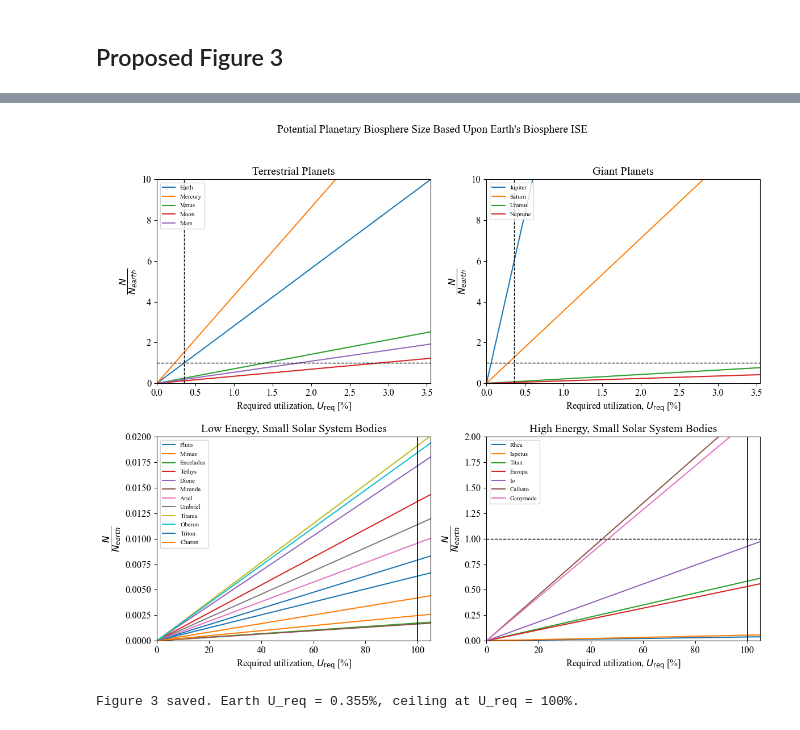
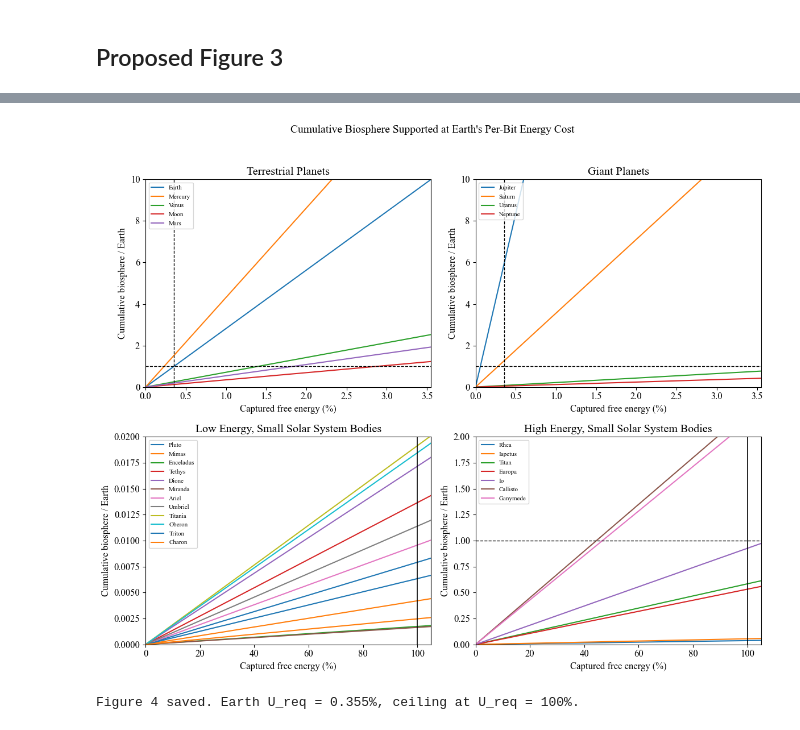
Before and after one commit to bradleylab/energy-biosphere, a Jupyter notebook: biosphere_size_model.ipynb, the cells around one changed output, grey strips where cells are left out. Saved outputs shown, nothing was run; the diff lists cells and outputs as text; code cells hidden in the pictures.

```diff
--- a/biosphere_size_model.ipynb
+++ b/biosphere_size_model.ipynb
@@ -94,18 +94,20 @@ PHANEROZOIC_DURATION_GYR = PHANEROZOIC_START_GYA                # 0.4
 BITS_PER_MB = 2e6
 GYR_TO_YR = 1e9
 SEC_PER_YR = k_gyr_to_s / GYR_TO_YR
+REFERENCE_INTERVAL_YR = 1.0  # ISE bookkeeping, not physical persistence
+ARCHEAN_TURNOVER_YR = 1.0  # Independent flux-to-stock assumption
 LOOKBACK_OFFSET_GYR = 4.55
 TIME_STEPS = 1000
 
 # --- Empirical information-specific energy (DERIVED; 2 bits per base pair) ---
 # ISE = (whole-biosphere metabolic power / total biosphere information)
-#       x information lifetime (tau_info = 1 yr, folded in via SEC_PER_YR).
+#       x reference interval (one year; independent of Archean turnover).
 # Total biosphere information uses the Shannon maximum of 2 bits per base pair
 # (4 equiprobable bases, log2(4) = 2): N = modern_biosphere_Mb x BITS_PER_MB.
 # Derived here (not read from constants.json) so the per-bit cost stays
 # consistent with the bit convention used in the cumulative integral.
 _N_biosphere_bits = modern_biosphere_Mb * BITS_PER_MB                       # bits
-modern_biosphere_energy = (modern_biosphere_power_W / _N_biosphere_bits) * SEC_PER_YR  # J/bit
+modern_biosphere_energy = (modern_biosphere_power_W / _N_biosphere_bits) * SEC_PER_YR * REFERENCE_INTERVAL_YR  # J/bit
 _ise_frac_err = np.hypot(modern_biosphere_power_W_err / modern_biosphere_power_W,
                          modern_biosphere_Mb_error / modern_biosphere_Mb)
 modern_biosphere_energy_err = modern_biosphere_energy * _ise_frac_err       # J/bit
@@ -621,7 +628,7 @@ def compute_radiogenic_energy(mass: float, star_age: float,
     Uses Frank et al. present-day heating rates (W/kg) with backward
     integration: rate * (1/lambda) * (exp(lambda*t) - 1).
 
-    This is algebraically equivalent to the manuscript's Eq. 6, which uses
+    This is algebraically equivalent to the manuscript's radiogenic equation, which uses
     the Turcotte & Schubert convention of initial concentrations with forward
     integration: H * C_0 * (1/lambda) * (1 - exp(-lambda*t)).  The two forms
     are identical because C_initial = c_present * exp(lambda*t), so
@@ -2040,7 +2053,7 @@ Earth-anchored values remain the headline; ISE-adjusted values are SI sensitivit
 # %%
 # --- S3 (fenced): scenario-grid ENERGY CEILING on standing biomass for ocean worlds ---
 # The internal-only free-energy budget sets a CEILING on cumulative bit-years:
-#   N_ceil[bit-yr] = F_internal / ISE_earth   (ISE_earth = modern_biosphere_energy; tau_info = 1 yr)
+#   N_ceil[bit-yr] = F_internal * REFERENCE_INTERVAL_YR / ISE_earth   (ISE_earth = modern_biosphere_energy; tau_info = 1 yr)
 # Converting that ceiling to a STANDING cell density / biomass is NOT identifiable from the
 # budget alone: it needs an assumed biosphere DURATION (cumulative bit-years -> standing bits)
 # and an assumed habitable OCEAN VOLUME. We therefore report an explicit scenario grid, every
@@ -2065,7 +2078,7 @@ print('-' * 82)
 for body in ['Enceladus', 'Europa']:
     idx = names.index(body)
     F_int = F_internal_values[idx]
-    N_ceil = F_int / modern_biosphere_energy            # bit-yr ceiling
+    N_ceil = F_int / modern_biosphere_energy * REFERENCE_INTERVAL_YR  # bit-yr ceiling
     V_cm3 = V_ocean_m3[body] * 1e6                       # m^3 -> cm^3
     for dur in duration_gyr_grid:
         standing_bits = N_ceil / (dur * 1e9)            # bit-yr / yr = standing bits
@@ -2684,17 +2691,18 @@ for bname in key_body_names:
         key_indices.append(names.index(bname))
         key_labels_list.append(bname)
 
-# Earth's actual cumulative biosphere (bit-seconds maintained).
+# Earth's actual cumulative information-time (bit-years maintained).
 # Use Earth's actual free-energy utilization, U_req,Earth = E_bio,Earth / F_total
 # (both derived above from the in-notebook ISE), rather than any hardcoded value.
 earth_F_total = F_total_values[EARTH_IDX]
 earth_ISE = ISE_body_values[EARTH_IDX]
 earth_age_s = star_ages[EARTH_IDX] * GYR_TO_S
 earth_P_free = earth_F_total / earth_age_s
-# Earth's actual biosphere power = U_req,Earth (free-energy basis) * P_free
+# This empirical demand power is averaged over the planetary integration window,
+# not the 3.8 Gyr biosphere-era power used in the power-based utilization metric.
 earth_actual_P_bio = (nu_earth_bio_free / 100.0) * earth_P_free
 earth_actual_dI_dt = earth_actual_P_bio / earth_ISE
-earth_actual_N = earth_actual_dI_dt * earth_age_s  # cumulative bit-seconds
+earth_actual_N = earth_actual_dI_dt * earth_age_s * REFERENCE_INTERVAL_YR  # bit-years
 
 # --- Summary table ---
 print("=" * 100)
@@ -2715,7 +2723,7 @@ for idx in key_indices:
     for eta in eta_bio_values:
         P_bio = eta * P_free
         dI_dt = P_bio / ise if ise > 0 else 0.0
-        N_max = dI_dt * age_s
+        N_max = dI_dt * age_s * REFERENCE_INTERVAL_YR  # cumulative bit-years, not standing bits
         frac = N_max / earth_actual_N if earth_actual_N > 0 else 0.0
 
         results[eta].append(frac)
@@ -2737,9 +2745,9 @@ for j, (eta, label, color) in enumerate(zip(eta_bio_values, eta_labels, colors))
     ax.bar(x + j * width, fracs_plot, width, label=label, color=color, alpha=0.8)
 
 ax.set_yscale('log')
-ax.set_ylabel(r'Maximum biosphere size relative to Earth actual ($N_{\mathrm{max}} / N_{\oplus}$)')
+ax.set_ylabel(r'Cumulative information-time relative to Earth actual ($N_{\mathrm{max}} / N_{\oplus}$)')
 ax.set_xlabel('Body')
-ax.set_title(r'$\eta_{\mathrm{bio}}$ Sensitivity: Maximum Biosphere Size vs Earth Actual')
+ax.set_title(r'$\eta_{\mathrm{bio}}$ Sensitivity: Cumulative Information-Time vs Earth Actual')
 ax.set_xticks(x + width)
 ax.set_xticklabels(key_labels_list, rotation=45, ha='right')
 ax.axhline(y=1.0, color='gray', linestyle='--', alpha=0.5, label='Earth actual')
@@ -2749,7 +2757,7 @@ plt.savefig('plots/eta_bio_sensitivity.png', dpi=150, bbox_inches='tight')
 plt.show()
 print(f"\nFigure saved to plots/eta_bio_sensitivity.png")
 print(f"\nNote: Earth actual biosphere captures ~{nu_earth_bio_free:.2f}% of free energy (U_req).")
-print(f"Ratios > 1 mean the body could support a larger biosphere than Earth's actual one.")
+print(f"Ratios > 1 mean the body could support more cumulative information-time than Earth's actual one.")
 print(f"Very large ratios for cold bodies reflect the Arrhenius ISE cold-body effect (see text).")
 # %% [output]
 ====================================================================================================
@@ -2869,11 +2877,11 @@ plt.show()
 # %%
 # ============================================================
-# Figure 3 - earths_ise.png
-# Maximum biosphere size (N/N_earth) vs required energy utilization U_req [%]
+# Figure 4 - earths_ise.png
+# Cumulative biosphere information-time ratio vs assumed captured free energy [%]
 # for 28 Solar System bodies, assuming Earth-like ISE.
-# Straight lines through origin: N/N_earth = (U_req / U_req_earth) * (F_body / F_Earth).
-# The x-axis is U_req in percent (U_req = zeta_bio * U_req_earth), matching the
-# manuscript's vocabulary; Earth's utilization and the 100% capture ceiling are marked.
+# Straight lines: B/B_earth = (capture_percent / U_req_earth) * (F_body / F_Earth).
+# The x-axis is an assumed capture percentage, not a body's fixed U_req.
+# Earth's utilization and the 100% capture ceiling are marked.
 # ============================================================
 
 terrestrial    = ["Earth", "Mercury", "Venus", "Moon", "Mars"]
@@ -2892,38 +2900,38 @@ def _plot_panel(ax, body_list, u_req_max, y_max, title):
     u_req = np.linspace(0, u_req_max, 200)
     for body in body_list:
         if body not in names:
             continue
         idx = names.index(body)
         slope = F_total_values[idx] / F_earth_fig3
         # N/N_earth = (U_req / U_req_earth) * slope
         ax.plot(u_req, (u_req / U_req_earth) * slope, label=body)
-    ax.set_xlabel(r"Required utilization, $U_{\mathrm{req}}$ [%]")
-    ax.set_ylabel(r"$\dfrac{N}{N_{earth}}$")
+    ax.set_xlabel("Captured free energy (%)")
+    ax.set_ylabel("Cumulative biosphere / Earth")
     ax.set_title(title)
     ax.set_xlim(0, u_req_max)
     ax.set_ylim(0, y_max)
     ax.axhline(1, linestyle="--", color="black", linewidth=1)
     if u_req_max <= 10 * U_req_earth:
         ax.axvline(U_req_earth, linestyle="--", color="black", linewidth=1)
     else:
         ax.axvline(U_req_ceiling, color="black", linewidth=1.2)
     ax.legend(loc="upper left", fontsize=8)
 
 fig3, axes3 = plt.subplots(2, 2, figsize=(12, 10))
 _plot_panel(axes3[0, 0], terrestrial,  10 * U_req_earth,    10,   "Terrestrial Planets")
 _plot_panel(axes3[0, 1], giants,       10 * U_req_earth,    10,   "Giant Planets")
 _plot_panel(axes3[1, 0], low_e_small,  U_req_ceiling * 1.05, 0.02, "Low Energy, Small Solar System Bodies")
 _plot_panel(axes3[1, 1], high_e_small, U_req_ceiling * 1.05, 2.0,  "High Energy, Small Solar System Bodies")
 
-fig3.suptitle("Potential Planetary Biosphere Size Based Upon Earth's Biosphere ISE",
+fig3.suptitle("Cumulative Biosphere Supported at Earth's Per-Bit Energy Cost",
               fontsize=14)
 fig3.tight_layout(rect=[0, 0, 1, 0.96])
 fig3.savefig("plots/earths_ise.png", bbox_inches="tight", dpi=150)
 plt.show()
 
-print(f"Figure 3 saved. Earth U_req = {U_req_earth:.3f}%, ceiling at U_req = 100%.")
+print(f"Figure 4 saved. Earth U_req = {U_req_earth:.3f}%, ceiling at U_req = 100%.")
 # %% [output]
-[figure, old version]
+[figure, new version]
-Figure 3 saved. Earth U_req = 0.355%, ceiling at U_req = 100%.
+Figure 4 saved. Earth U_req = 0.355%, ceiling at U_req = 100%.
 # %%
 # ============================================================
```
Also changed, not shown: parts of 15 cells of this notebook, 11 other files.
